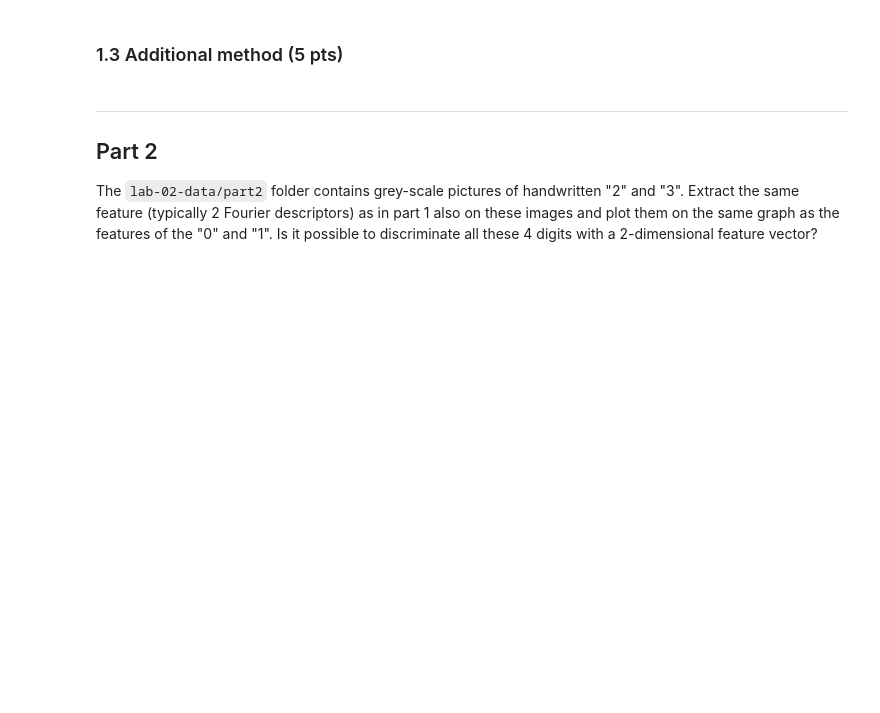
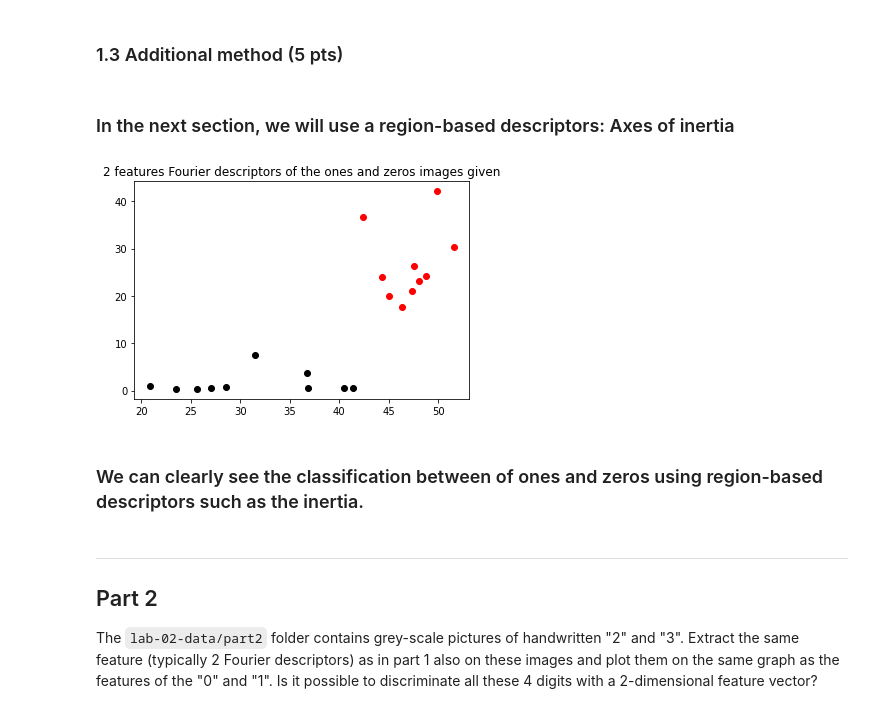
Before and after one commit to bouadiyanis/Image_processing_labs_EPFL, a Jupyter notebook: lab_02_object_description.ipynb, the cells around one changed output. Saved outputs shown, nothing was run; the diff lists cells and outputs as text; code cells hidden in the pictures; blank space fills up the shorter version.

```diff
--- a/lab_02_object_description.ipynb
+++ b/lab_02_object_description.ipynb
@@ -236,3 +237,45 @@ plt.show()
+# %% [markdown]
+### In the next section, we will use a region-based descriptors: Axes of inertia
+# %%
+def Inertia_Descriptors(picture):
+
+    tensors_eig=skimage.measure.inertia_tensor_eigvals(picture)
+    #print([tensors_eig[0],tensors_eig[1]])
+
+    return [tensors_eig[0],tensors_eig[1]]
+# %%
+#This function collects the Inertial Descriptors of all the images in the dataset
+
+def Get_Inertial_Data(picture):
+
+    Data=[]
+
+    for img in picture:
+
+        Data.append(Inertia_Descriptors(img))
+
+    return Data
+# %%
+#Here, we are associating each image to a point: 20 images --> 20 points
+#The goal is to see if a classification can be pointed out from a plot
+
+Coordinates_zeros=Get_Inertial_Data(zeros_im)
+Coordinates_ones=Get_Inertial_Data(ones_im)
+
+X_ones = [x[0] for x in Coordinates_ones]
+Y_ones = [x[1] for x in Coordinates_ones]
+
+X_zeros = [x[0] for x in Coordinates_zeros]
+Y_zeros = [x[1] for x in Coordinates_zeros]
+
+plt.scatter(X_ones,Y_ones, color='black')
+plt.scatter(X_zeros,Y_zeros, color='red')
+plt.title('2 features Fourier descriptors of the ones and zeros images given')
+plt.show()
+# %% [output]
+[figure, added]
+# %% [markdown]
+### We can clearly see the classification between of ones and zeros using region-based descriptors such as the inertia.
 # %% [markdown]
 ---
 ## Part 2
```
Also changed, not shown: parts of 11 cells of this notebook.
